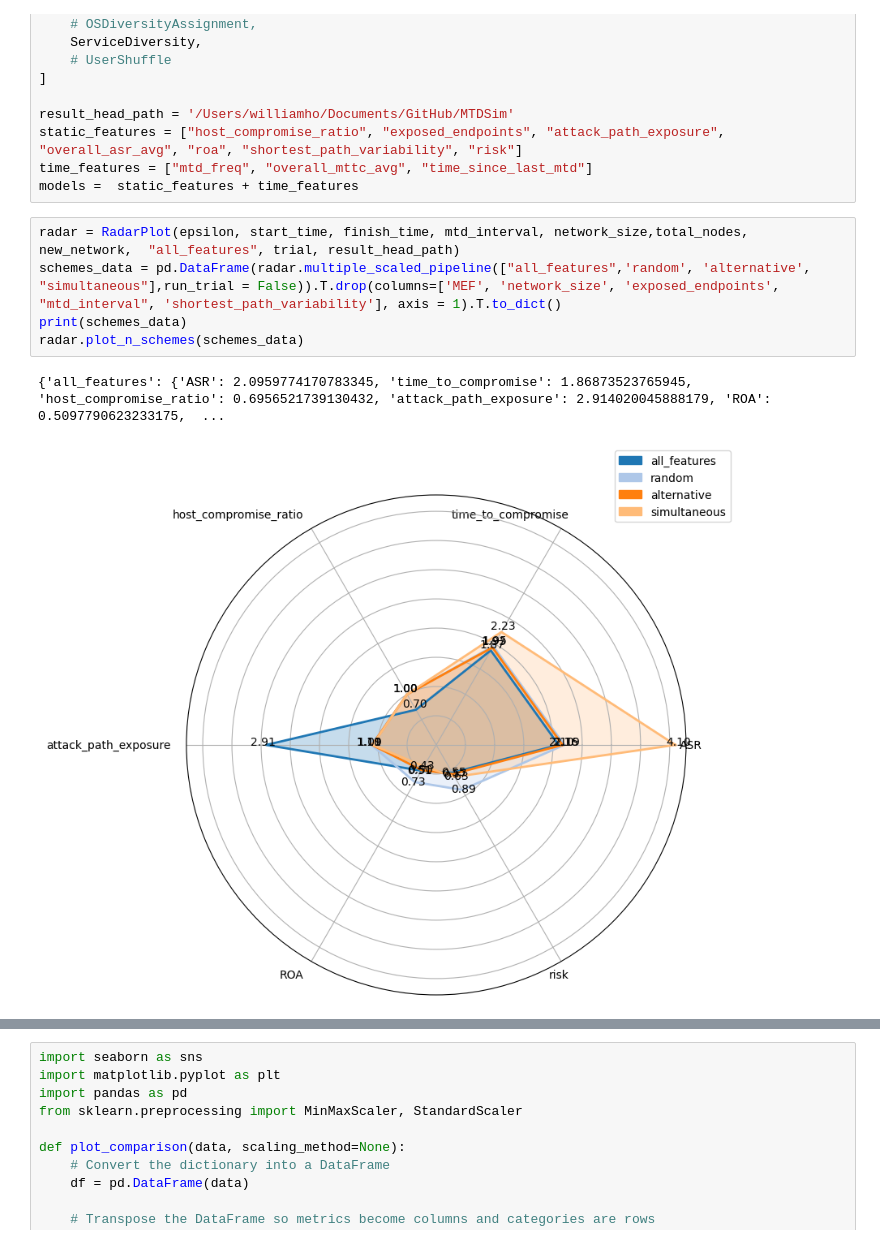
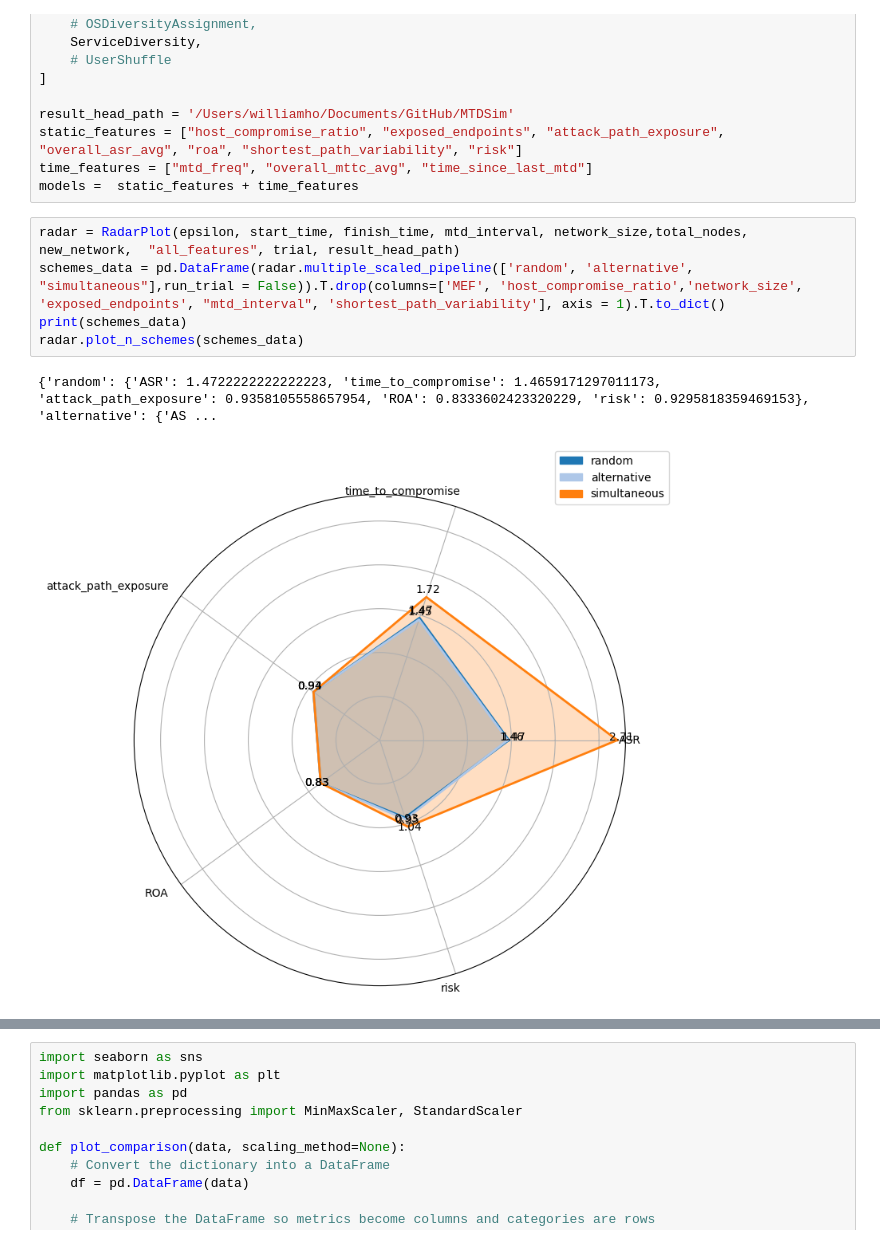
Before and after one commit to MoeBuTa/MTDSim, a Jupyter notebook: experiments/radar_plots_final.ipynb, the cells around one changed output, grey strips where cells are left out. Drawn from its saved outputs; the diff is of its cells as text.

Commit message:
500 trials

```diff
--- a/experiments/radar_plots_final.ipynb
+++ b/experiments/radar_plots_final.ipynb
@@ -61,12 +61,12 @@ time_features = ["mtd_freq", "overall_mttc_avg", "time_since_last_mtd"]
 models =  static_features + time_features
 # %%
 radar = RadarPlot(epsilon, start_time, finish_time, mtd_interval, network_size,total_nodes, new_network,  "all_features", trial, result_head_path)
-schemes_data = pd.DataFrame(radar.multiple_scaled_pipeline(["all_features",'random', 'alternative', "simultaneous"],run_trial = False)).T.drop(columns=['MEF', 'network_size', 'exposed_endpoints', "mtd_interval", 'shortest_path_variability'], axis = 1).T.to_dict()
+schemes_data = pd.DataFrame(radar.multiple_scaled_pipeline(['random', 'alternative', "simultaneous"],run_trial = False)).T.drop(columns=['MEF', 'host_compromise_ratio','network_size', 'exposed_endpoints', "mtd_interval", 'shortest_path_variability'], axis = 1).T.to_dict()
 print(schemes_data)
 radar.plot_n_schemes(schemes_data)
 # %% [output]
-{'all_features': {'ASR': 2.0959774170783345, 'time_to_compromise': 1.86873523765945, 'host_compromise_ratio': 0.6956521739130432, 'attack_path_exposure': 2.914020045888179, 'ROA': 0.5097790623233175,  ...
+{'random': {'ASR': 1.4722222222222223, 'time_to_compromise': 1.4659171297011173, 'attack_path_exposure': 0.9358105558657954, 'ROA': 0.8333602423320229, 'risk': 0.9295818359469153}, 'alternative': {'AS ...
-[figure, old version]
+[figure, new version]
 # %%
 for model in models:
 
```
Also changed, not shown: parts of 3 cells of this notebook, 18 other files.
